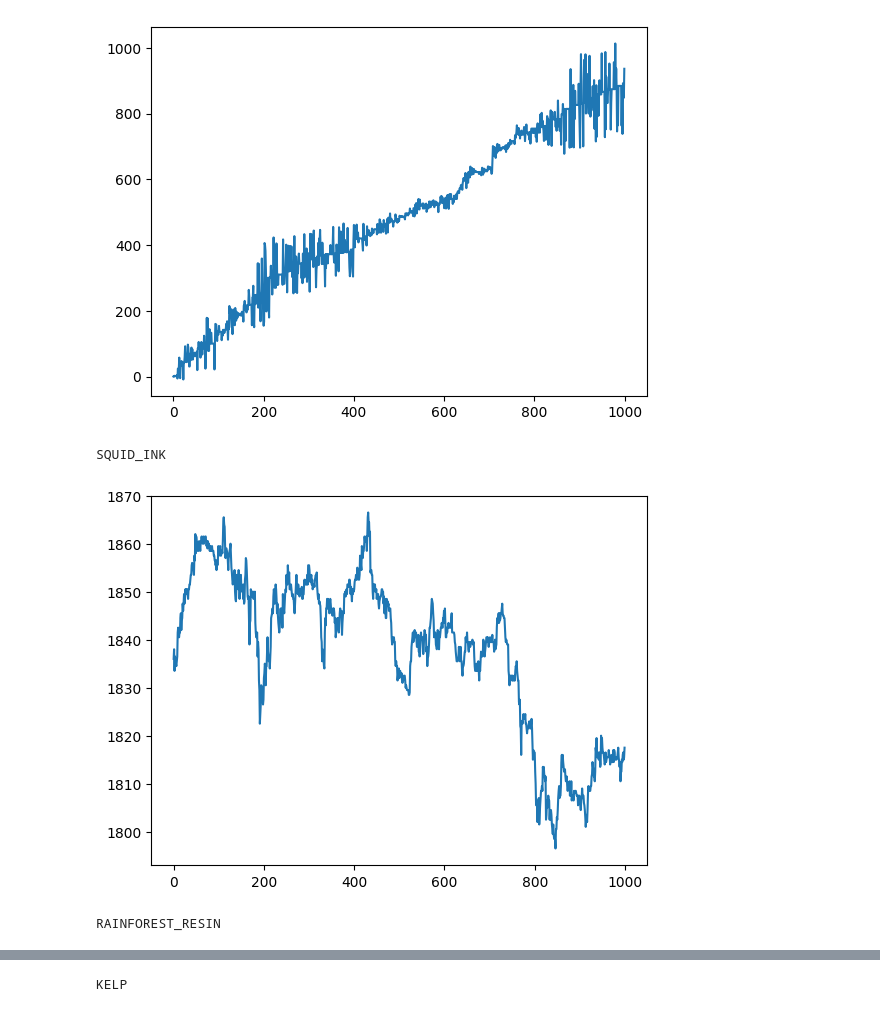
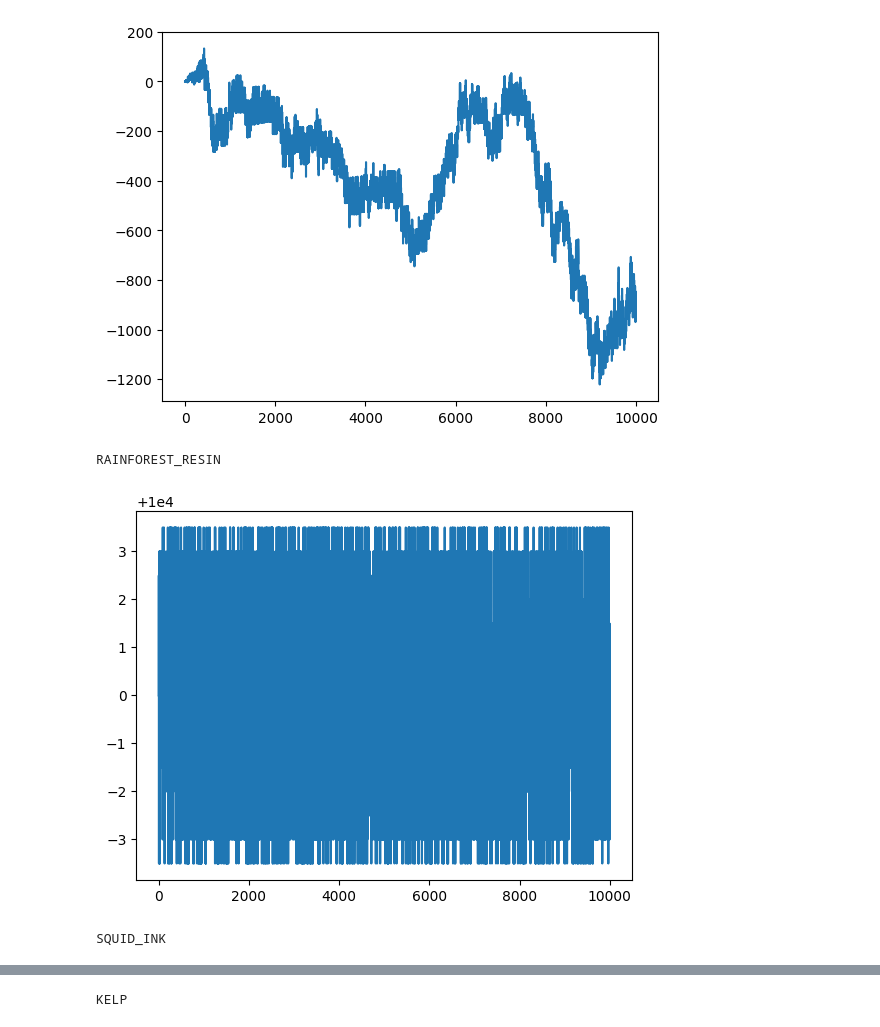
Before and after one commit to nkiselov/IMC_TRADE_BOT, a Jupyter notebook: simulatorRun.ipynb, the cells around one changed output, grey strips where cells are left out. Saved outputs shown, nothing was run; the diff lists cells and outputs as text; code cells hidden in the pictures.

Commit message:
kelp

```diff
--- a/simulatorRun.ipynb
+++ b/simulatorRun.ipynb
@@ -1,7 +1,7 @@
 # %%
 import importlib
 
-import resin as trading
+import kelp as trading
 import simulator
 importlib.reload(trading)
 importlib.reload(simulator)
@@ -10,12 +10,12 @@ Trader = trading.Trader
 Simulator = simulator.Simulator
 
 trader = Trader()
-sim = Simulator(["r1_bad_money.csv"])
-# sim = Simulator([
-#     "round1data/prices_round_1_day_-2.csv",
-#     "round1data/prices_round_1_day_-1.csv",
-#     "round1data/prices_round_1_day_0.csv"
-# ])
+# sim = Simulator(["r1_bad_money.csv"])
+sim = Simulator([
+    "round1data/prices_round_1_day_-2.csv",
+    # "round1data/prices_round_1_day_-1.csv",
+    # "round1data/prices_round_1_day_0.csv"
+])
 print("RUNNING")
 sim.runSimul(trader,True)
 # %% [output]
@@ -39,4 +39,4 @@ Last 936.0
-[figure, old version]
+[figure, new version]
-SQUID_INK
+RAINFOREST_RESIN
-[figure, old version]
+[figure, new version]
-RAINFOREST_RESIN
+SQUID_INK
```
Also changed, not shown: parts of 1 cell of this notebook, 4 other files.
